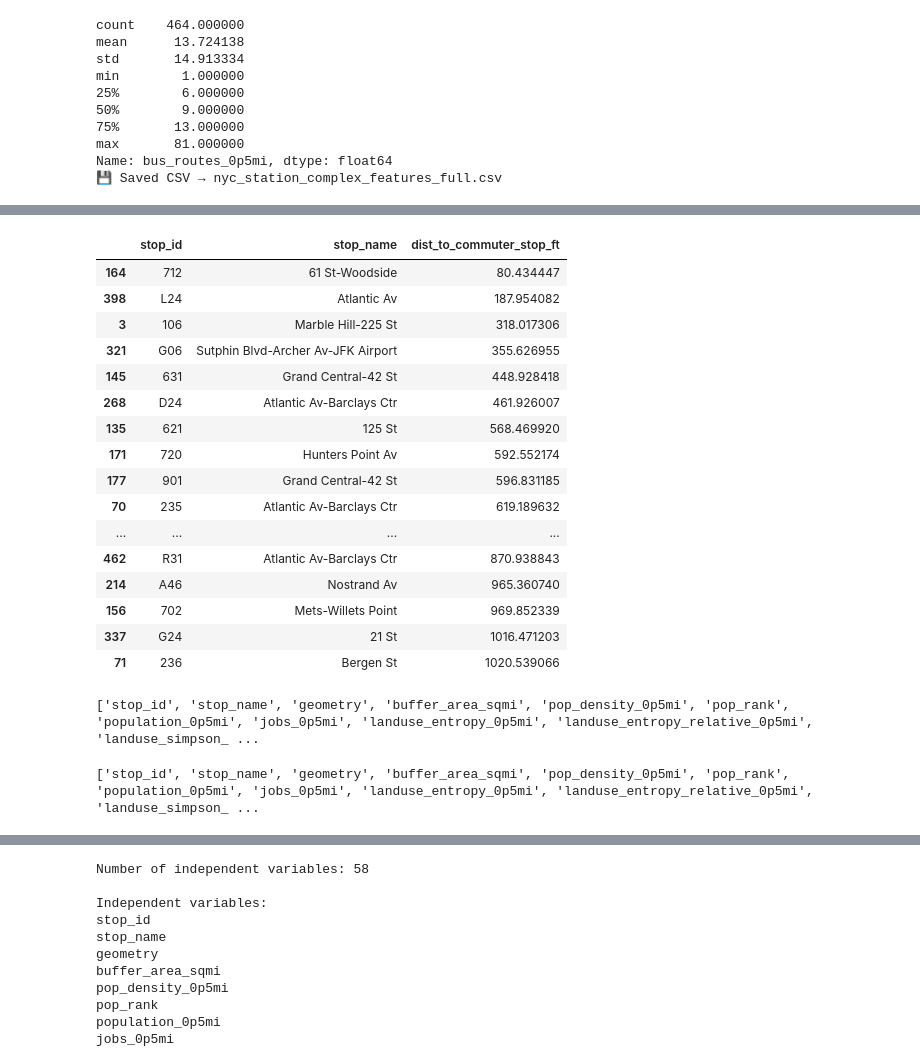
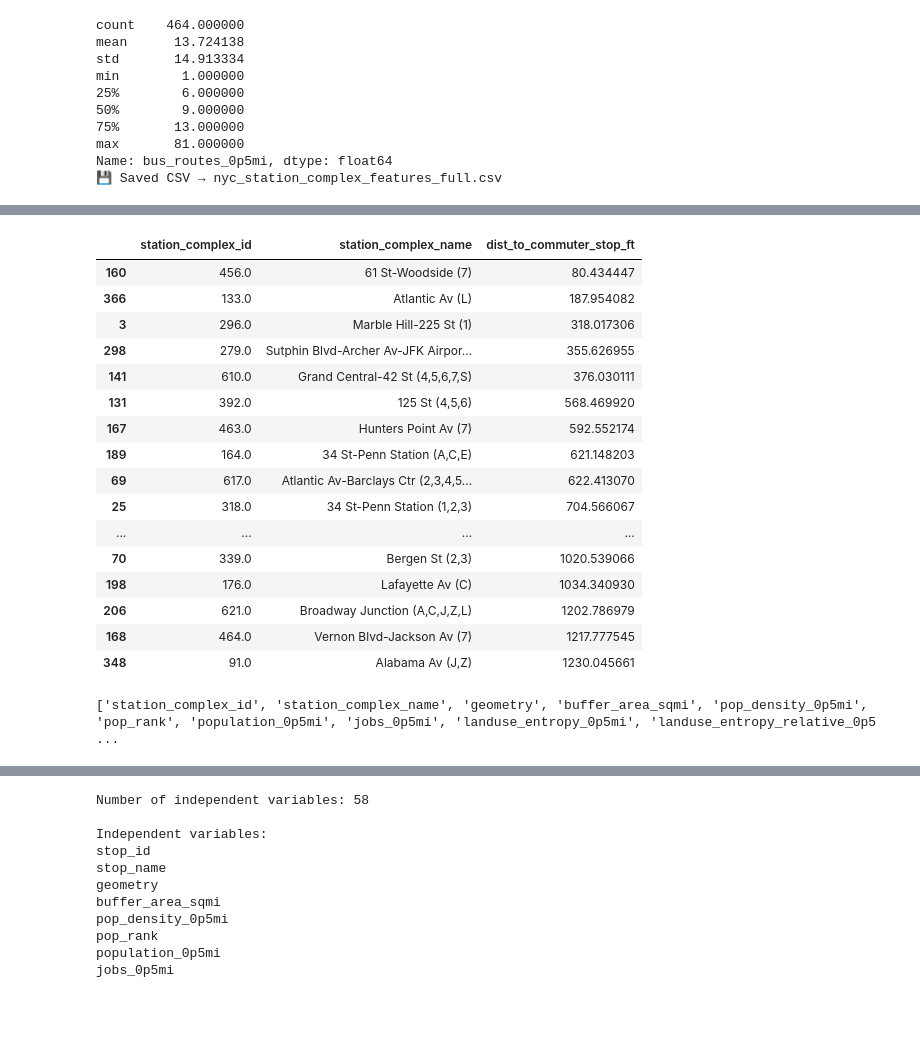
Before and after one commit to hawa1983/Capstone, a Jupyter notebook: ibx_capstone_v4.ipynb, the cells around one changed output, grey strips where cells are left out. Cells and saved outputs as stored; diff of their text form; code cells hidden in the pictures; blank space fills up the shorter version.

```diff
--- a/ibx_capstone_v4.ipynb
+++ b/ibx_capstone_v4.ipynb
@@ -5954,27 +6023,29 @@ Stations: 518 | Commuter/PATH stops: 241
 # %%
-station_buffers[["stop_id","stop_name","dist_to_commuter_stop_ft"]].sort_values("dist_to_commuter_stop_ft").head(20)
+station_complex_buffers[
+    ["station_complex_id", "station_complex_name", "dist_to_commuter_stop_ft"]
+].sort_values("dist_to_commuter_stop_ft").head(20)
 # %% [output]
-|  | stop_id | stop_name | dist_to_commuter_stop_ft |
-| 164 | 712 | 61 St-Woodside | 80.434447 |
-| 398 | L24 | Atlantic Av | 187.954082 |
-| 3 | 106 | Marble Hill-225 St | 318.017306 |
-| 321 | G06 | Sutphin Blvd-Archer Av-JFK Airport | 355.626955 |
-| 145 | 631 | Grand Central-42 St | 448.928418 |
-| 268 | D24 | Atlantic Av-Barclays Ctr | 461.926007 |
-| 135 | 621 | 125 St | 568.469920 |
-| 171 | 720 | Hunters Point Av | 592.552174 |
-| 177 | 901 | Grand Central-42 St | 596.831185 |
-| 70 | 235 | Atlantic Av-Barclays Ctr | 619.189632 |
+|  | station_complex_id | station_complex_name | dist_to_commuter_stop_ft |
+| 160 | 456.0 | 61 St-Woodside (7) | 80.434447 |
+| 366 | 133.0 | Atlantic Av (L) | 187.954082 |
+| 3 | 296.0 | Marble Hill-225 St (1) | 318.017306 |
+| 298 | 279.0 | Sutphin Blvd-Archer Av-JFK Airpor... | 355.626955 |
+| 141 | 610.0 | Grand Central-42 St (4,5,6,7,S) | 376.030111 |
+| 131 | 392.0 | 125 St (4,5,6) | 568.469920 |
+| 167 | 463.0 | Hunters Point Av (7) | 592.552174 |
+| 189 | 164.0 | 34 St-Penn Station (A,C,E) | 621.148203 |
+| 69 | 617.0 | Atlantic Av-Barclays Ctr (2,3,4,5... | 622.413070 |
+| 25 | 318.0 | 34 St-Penn Station (1,2,3) | 704.566067 |
 | ... | ... | ... | ... |
-| 462 | R31 | Atlantic Av-Barclays Ctr | 870.938843 |
-| 214 | A46 | Nostrand Av | 965.360740 |
-| 156 | 702 | Mets-Willets Point | 969.852339 |
-| 337 | G24 | 21 St | 1016.471203 |
-| 71 | 236 | Bergen St | 1020.539066 |
+| 70 | 339.0 | Bergen St (2,3) | 1020.539066 |
+| 198 | 176.0 | Lafayette Av (C) | 1034.340930 |
+| 206 | 621.0 | Broadway Junction (A,C,J,Z,L) | 1202.786979 |
+| 168 | 464.0 | Vernon Blvd-Jackson Av (7) | 1217.777545 |
+| 348 | 91.0 | Alabama Av (J,Z) | 1230.045661 |
 # %%
-print(station_buffers.columns.tolist())
+print(station_complex_buffers.columns.tolist())
 # %% [output]
-['stop_id', 'stop_name', 'geometry', 'buffer_area_sqmi', 'pop_density_0p5mi', 'pop_rank', 'population_0p5mi', 'jobs_0p5mi', 'landuse_entropy_0p5mi', 'landuse_entropy_relative_0p5mi', 'landuse_simpson_ ...
+['station_complex_id', 'station_complex_name', 'geometry', 'buffer_area_sqmi', 'pop_density_0p5mi', 'pop_rank', 'population_0p5mi', 'jobs_0p5mi', 'landuse_entropy_0p5mi', 'landuse_entropy_relative_0p5 ...
 # %%
 # =========================================================
 # Connectivity Variable X: IBX Transfer Opportunities to Subway Stations
@@ -6125,4 +6139,0 @@ station_buffers[["transfer_subway_stations_0p25mi","transfer_subway_stations_0p1
-# %%
-print(station_buffers.columns.tolist())
-# %% [output]
-['stop_id', 'stop_name', 'geometry', 'buffer_area_sqmi', 'pop_density_0p5mi', 'pop_rank', 'population_0p5mi', 'jobs_0p5mi', 'landuse_entropy_0p5mi', 'landuse_entropy_relative_0p5mi', 'landuse_simpson_ ...
```
Also changed, not shown: parts of 12 cells of this notebook.
